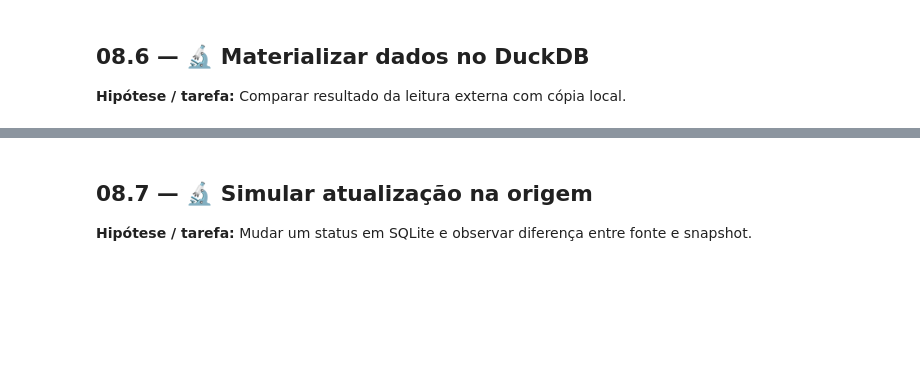
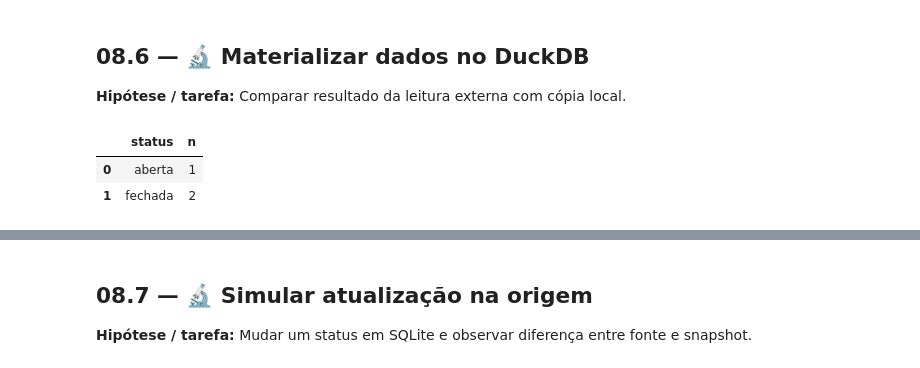
Before and after one commit to aestevaomoraes/duckdb-masterclass, a Jupyter notebook: 08_Federacao_de_Dados_PostgreSQL_MySQL_e_SQLite.ipynb, the cells around one changed output, grey strips where cells are left out. Saved outputs shown, nothing was run; the diff lists cells and outputs as text; code cells hidden in the pictures; blank space fills up the shorter version.

```diff
--- a/08_Federacao_de_Dados_PostgreSQL_MySQL_e_SQLite.ipynb
+++ b/08_Federacao_de_Dados_PostgreSQL_MySQL_e_SQLite.ipynb
@@ -76,10 +201,32 @@ assert len(leitura)==3
 
 **Hipótese / tarefa:** Comparar resultado da leitura externa com cópia local.
 # %%
-con.register('leitura_sqlite',leitura)
+# register() expõe o DataFrame pandas ao DuckDB como uma view temporária.
+# Nenhum dado é copiado nesse momento: o DuckDB apenas referencia o objeto em memória.
+con.register('leitura_sqlite', leitura)
+
+# CREATE TABLE ... AS SELECT materializa o resultado.
+# Aqui há cópia real: os dados passam a existir como tabela no DuckDB.
+# Isso cria um snapshot, congelado no momento da carga, independente da origem.
 con.execute('CREATE TABLE ordens_snapshot AS SELECT * FROM leitura_sqlite')
-res=con.execute('SELECT status,COUNT(*) n FROM ordens_snapshot GROUP BY status ORDER BY status').df()
+
+# Agregação simples para validar o conteúdo carregado.
+res = con.execute("""
+    SELECT
+        status,
+        COUNT(*) AS n
+    FROM ordens_snapshot
+    GROUP BY status
+    ORDER BY status
+""").df()
+
 display(res)
-assert int(res['n'].sum())==3
+
+# A soma das contagens deve bater com o total de registros da fonte (3).
+assert int(res['n'].sum()) == 3
+# %% [output]
+|  | status | n |
+| 0 | aberta | 1 |
+| 1 | fechada | 2 |
 # %% [markdown]
 **Interpretação e limite:** Materializar produz snapshot; alterações posteriores na origem podem não aparecer.
```
Also changed, not shown: parts of 14 cells of this notebook.
